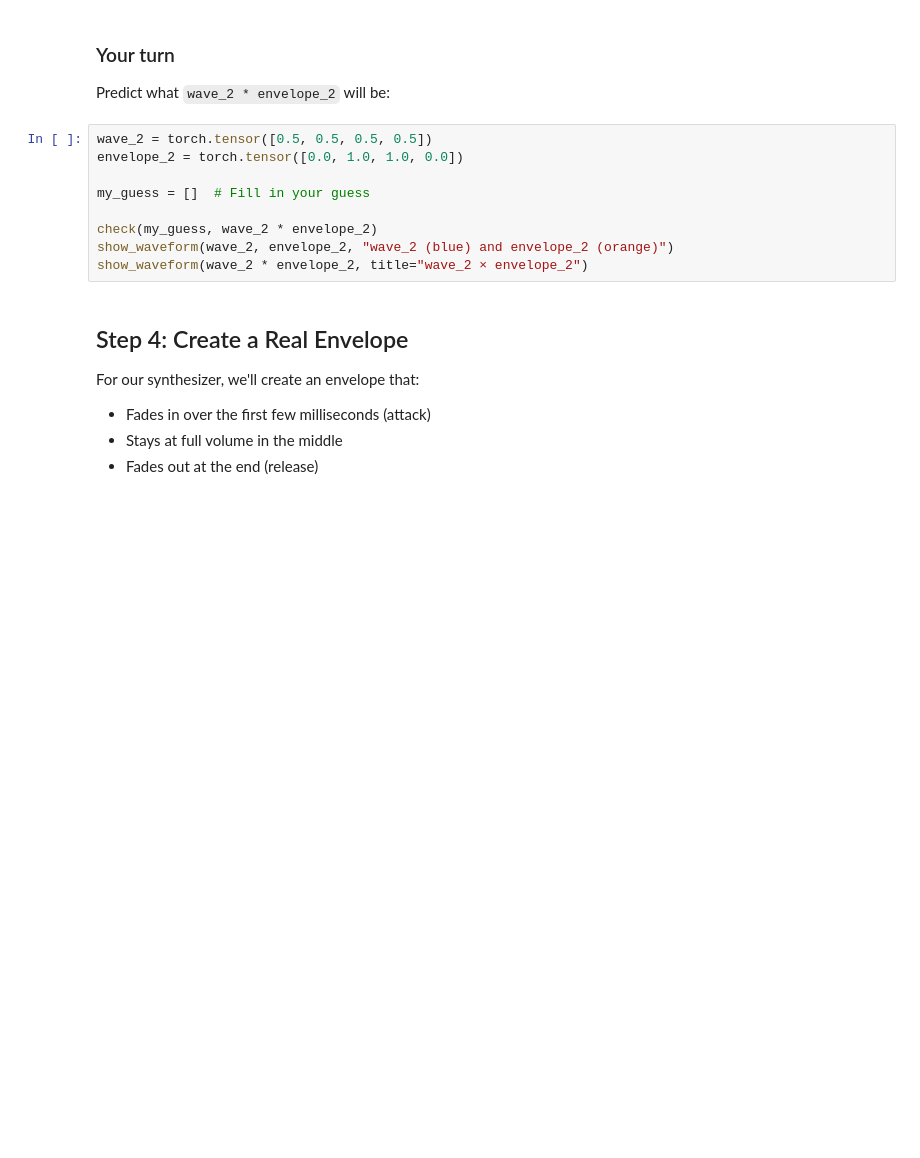
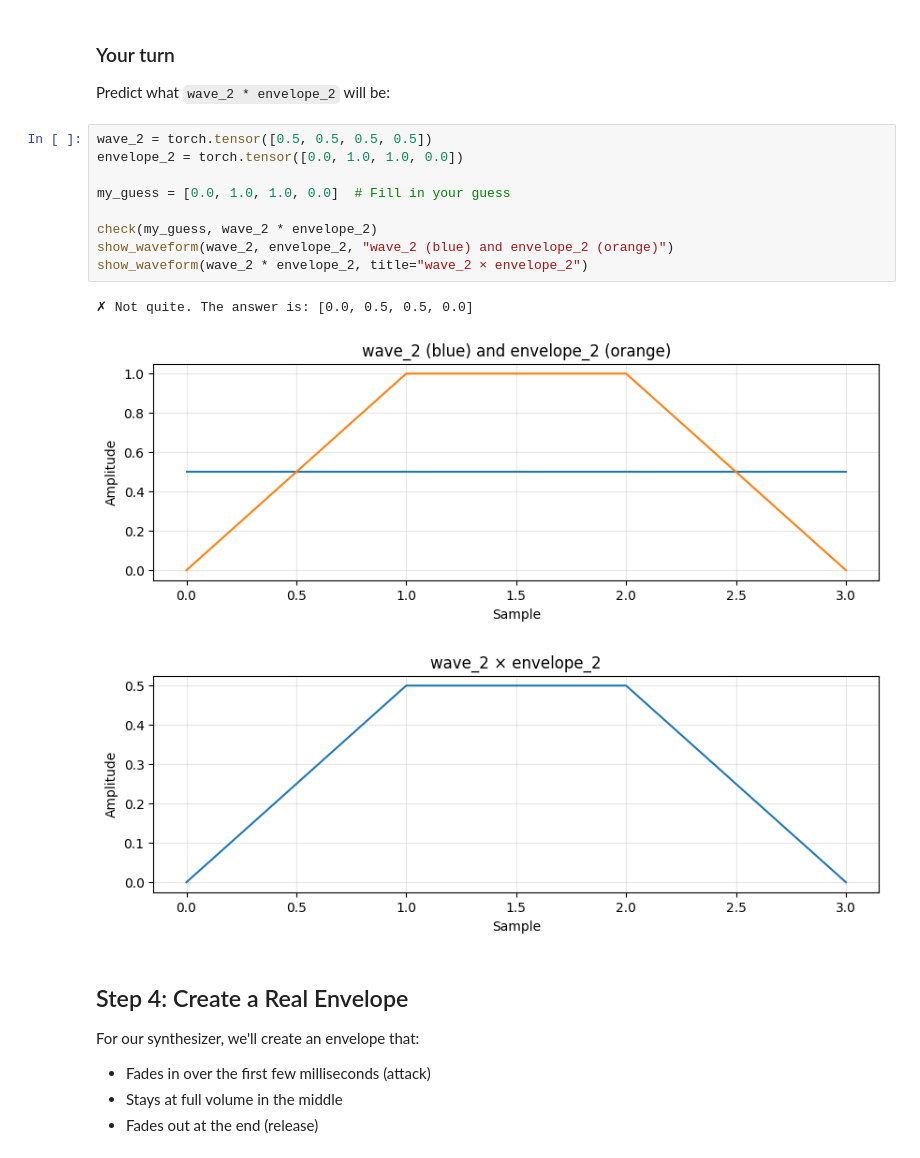
Before and after one commit to berklee-epd/mtec345-homework, a Jupyter notebook: shao-hi/lab-2/tensors.ipynb, the cells around one changed output. Cells and saved outputs as stored; diff of their text form; blank space fills up the shorter version.

```diff
--- a/shao-hi/lab-2/tensors.ipynb
+++ b/shao-hi/lab-2/tensors.ipynb
@@ -405,12 +437,16 @@ Predict what `wave_2 * envelope_2` will be:
 # %%
 wave_2 = torch.tensor([0.5, 0.5, 0.5, 0.5])
 envelope_2 = torch.tensor([0.0, 1.0, 1.0, 0.0])
 
-my_guess = []  # Fill in your guess
+my_guess = [0.0, 1.0, 1.0, 0.0]  # Fill in your guess
 
 check(my_guess, wave_2 * envelope_2)
 show_waveform(wave_2, envelope_2, "wave_2 (blue) and envelope_2 (orange)")
 show_waveform(wave_2 * envelope_2, title="wave_2 × envelope_2")
+# %% [output]
+✗ Not quite. The answer is: [0.0, 0.5, 0.5, 0.0]
+[figure, added]
+[figure, added]
 # %% [markdown]
 ## Step 4: Create a Real Envelope
 
```
Also changed, not shown: parts of 26 cells of this notebook.
